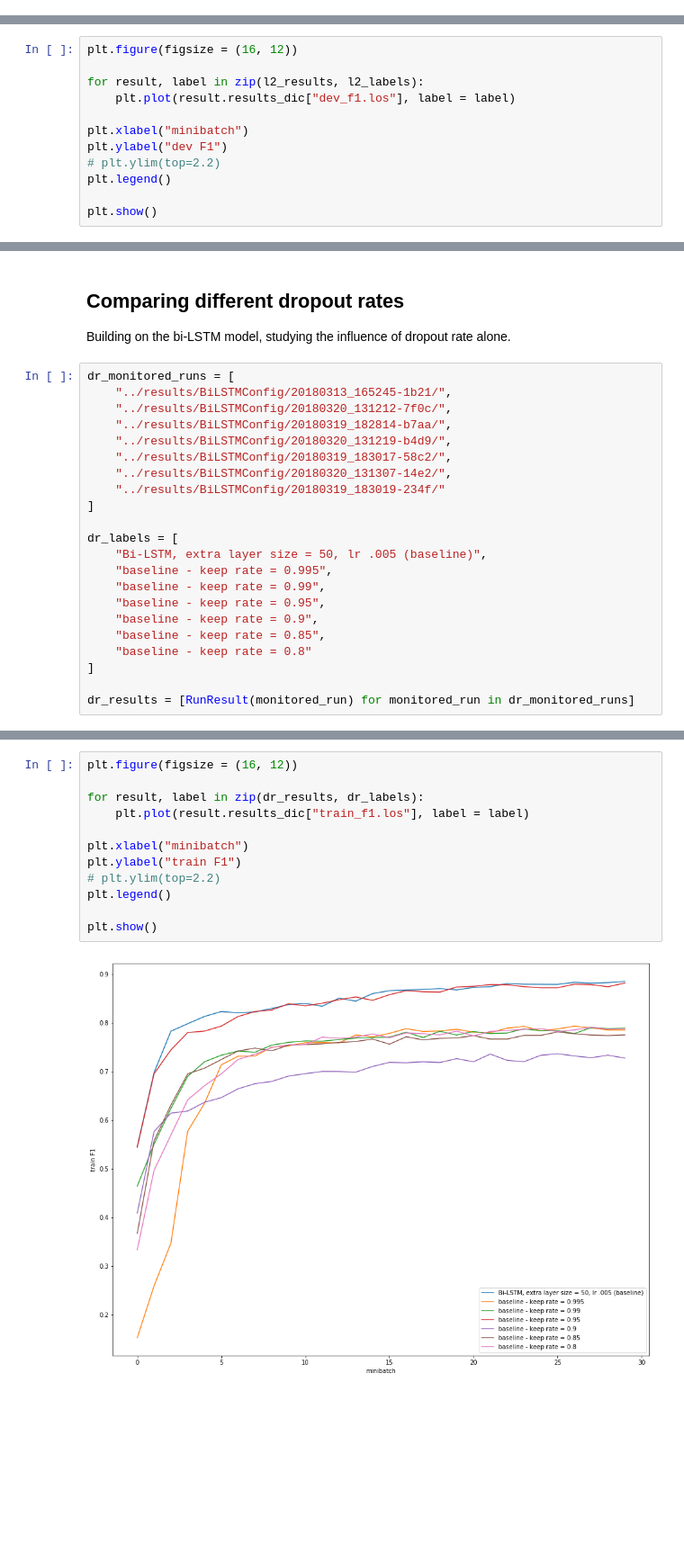
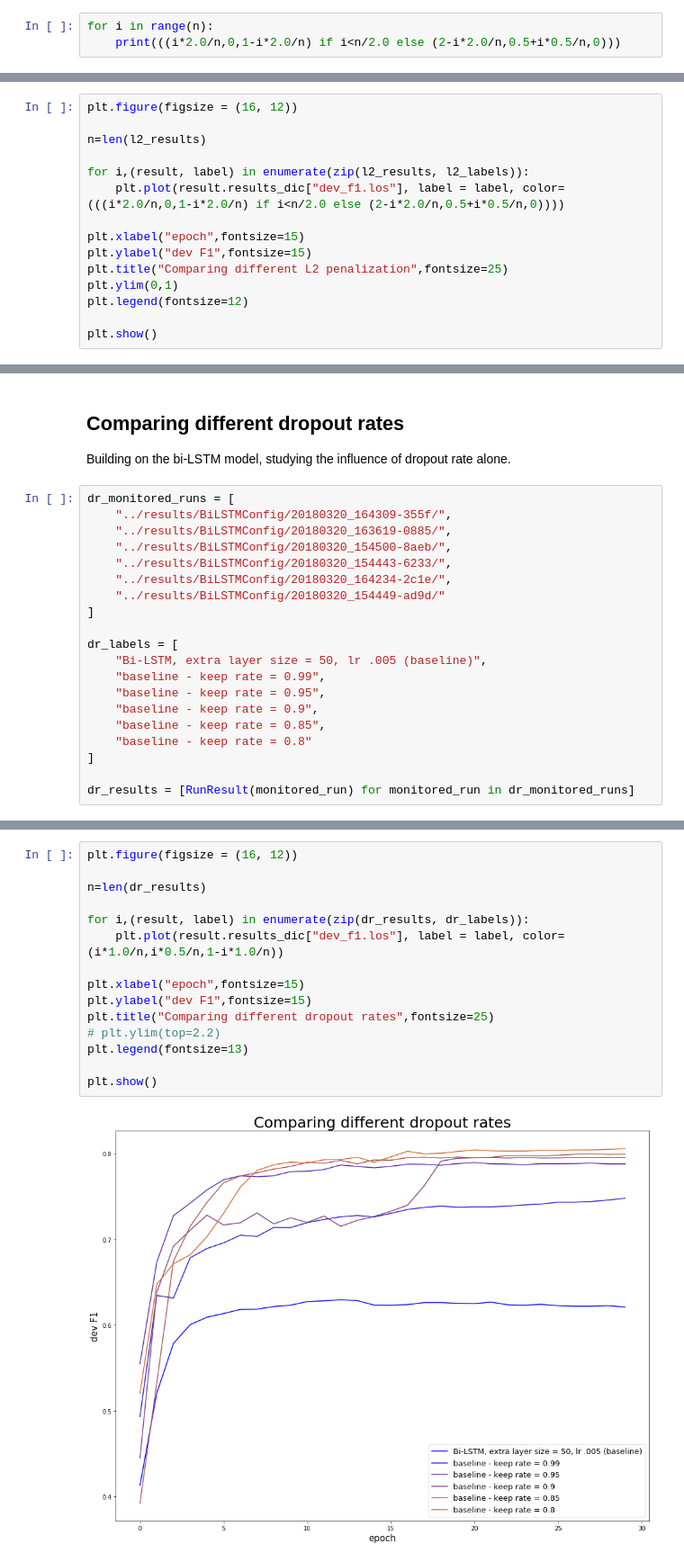
Before and after one commit to vincentbillaut/neuralNER, a Jupyter notebook: notebooks/VisualizeRuns.ipynb, the cells around one changed output, grey strips where cells are left out. Shown at 90% size. Saved outputs shown, nothing was run; the diff lists cells and outputs as text; blank space fills up the shorter version.

```diff
--- a/notebooks/VisualizeRuns.ipynb
+++ b/notebooks/VisualizeRuns.ipynb
@@ -167,3 +167,6 @@ plt.legend()
 plt.show()
 # %% [output]
 [figure]
+# %%
+for i in range(n):
+    print(((i*2.0/n,0,1-i*2.0/n) if i<n/2.0 else (2-i*2.0/n,0.5+i*0.5/n,0)))
@@ -170,13 +187,16 @@ plt.show()
 # %%
 plt.figure(figsize = (16, 12))
 
-for result, label in zip(l2_results, l2_labels):
-    plt.plot(result.results_dic["dev_f1.los"], label = label)
+n=len(l2_results)
 
-plt.xlabel("minibatch")
-plt.ylabel("dev F1")
-# plt.ylim(top=2.2)
-plt.legend()
+for i,(result, label) in enumerate(zip(l2_results, l2_labels)):
+    plt.plot(result.results_dic["dev_f1.los"], label = label, color=(((i*2.0/n,0,1-i*2.0/n) if i<n/2.0 else (2-i*2.0/n,0.5+i*0.5/n,0))))
+
+plt.xlabel("epoch",fontsize=15)
+plt.ylabel("dev F1",fontsize=15)
+plt.title("Comparing different L2 penalization",fontsize=25)
+plt.ylim(0,1)
+plt.legend(fontsize=12)
 
 plt.show()
 # %% [output]
@@ -208,18 +228,16 @@ len(l2_labels)
 Building on the bi-LSTM model, studying the influence of dropout rate alone.
 # %%
 dr_monitored_runs = [
-    "../results/BiLSTMConfig/20180313_165245-1b21/",
-    "../results/BiLSTMConfig/20180320_131212-7f0c/",
-    "../results/BiLSTMConfig/20180319_182814-b7aa/",
-    "../results/BiLSTMConfig/20180320_131219-b4d9/",
-    "../results/BiLSTMConfig/20180319_183017-58c2/",
-    "../results/BiLSTMConfig/20180320_131307-14e2/",
-    "../results/BiLSTMConfig/20180319_183019-234f/"
+    "../results/BiLSTMConfig/20180320_164309-355f/",
+    "../results/BiLSTMConfig/20180320_163619-0885/",
+    "../results/BiLSTMConfig/20180320_154500-8aeb/",
+    "../results/BiLSTMConfig/20180320_154443-6233/",
+    "../results/BiLSTMConfig/20180320_164234-2c1e/",
+    "../results/BiLSTMConfig/20180320_154449-ad9d/"
 ]
 
 dr_labels = [
     "Bi-LSTM, extra layer size = 50, lr .005 (baseline)",
-    "baseline - keep rate = 0.995",
     "baseline - keep rate = 0.99",
     "baseline - keep rate = 0.95",
     "baseline - keep rate = 0.9",
@@ -245,17 +263,20 @@ plt.show()
 # %%
 plt.figure(figsize = (16, 12))
 
-for result, label in zip(dr_results, dr_labels):
-    plt.plot(result.results_dic["train_f1.los"], label = label)
+n=len(dr_results)
 
-plt.xlabel("minibatch")
-plt.ylabel("train F1")
+for i,(result, label) in enumerate(zip(dr_results, dr_labels)):
+    plt.plot(result.results_dic["dev_f1.los"], label = label, color=(i*1.0/n,i*0.5/n,1-i*1.0/n))
+
+plt.xlabel("epoch",fontsize=15)
+plt.ylabel("dev F1",fontsize=15)
+plt.title("Comparing different dropout rates",fontsize=25)
 # plt.ylim(top=2.2)
-plt.legend()
+plt.legend(fontsize=13)
 
 plt.show()
 # %% [output]
-[figure, old version]
+[figure, new version]
 # %%
 # plot of best dev f1 as function of regularization
 
```
Also changed, not shown: parts of 5 cells of this notebook, 6 other files.
